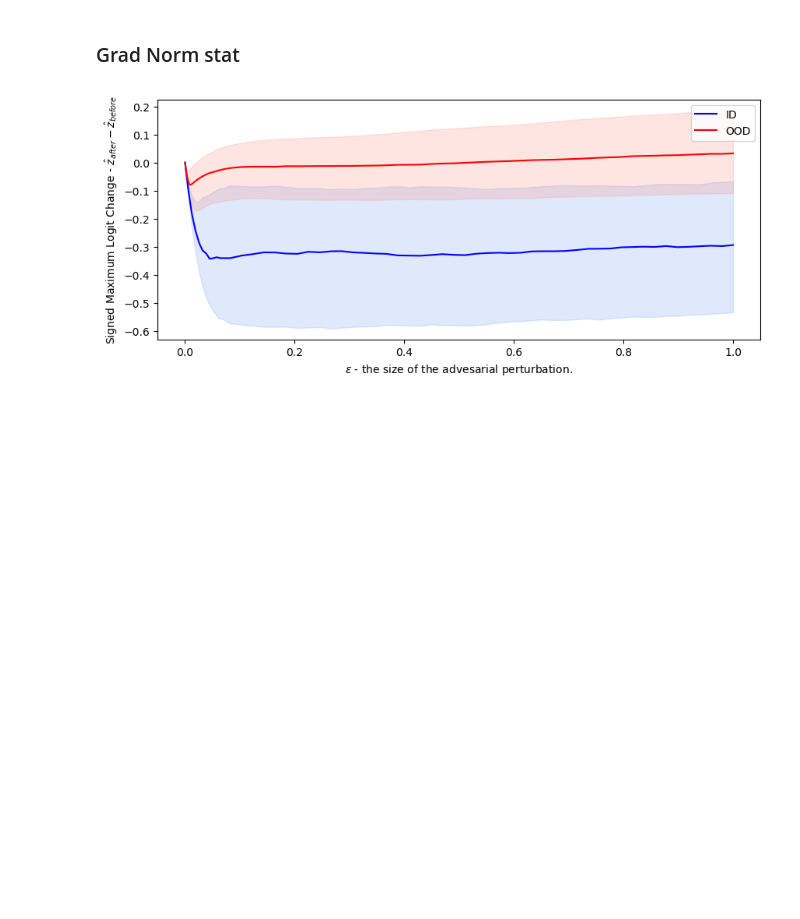
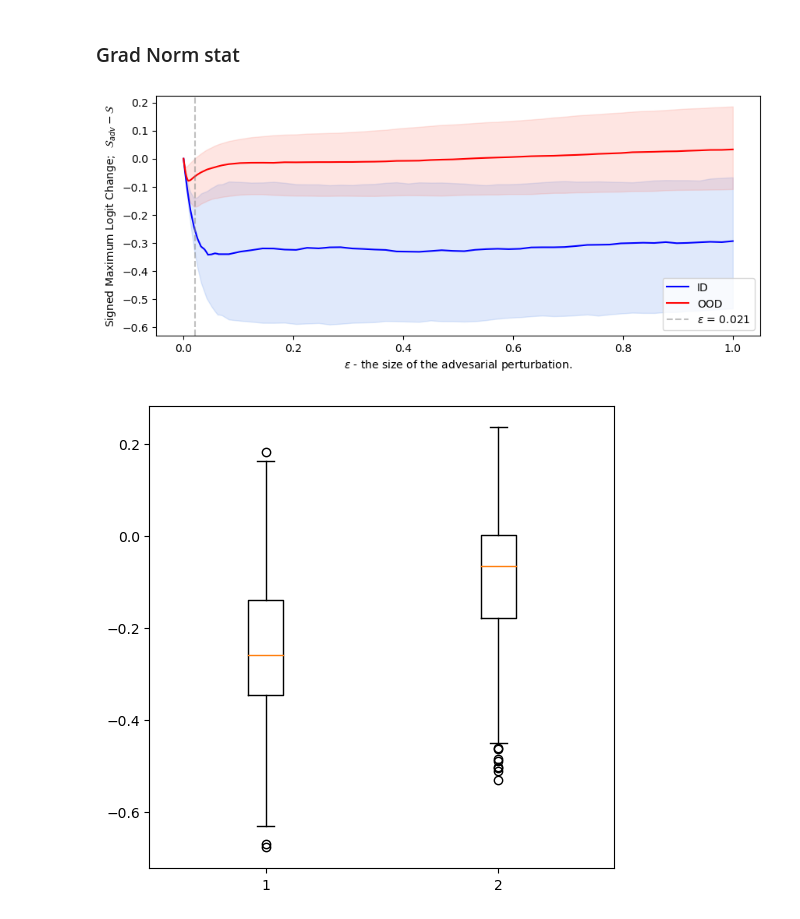
Before and after one commit to krellemand/bachelor_project, a Jupyter notebook: notebooks/visualizing_adv_attacks.ipynb, the cells around one changed output. Drawn from its saved outputs; the diff is of its cells as text; code cells hidden in the pictures; blank space fills up the shorter version.

Commit message:
Informed attack and some plots

```diff
--- a/notebooks/visualizing_adv_attacks.ipynb
+++ b/notebooks/visualizing_adv_attacks.ipynb
@@ -286,9 +290,22 @@ scatter_mls_diffs.show_and_save()
 # %%
 plot_diff_stats_for_eps(root_dir + "logits/tinyimagenet/plain/logits_0.pt",
                        root_dir + "logits/tinyimagenet/fp/fgsm/inf_norm/",
                        root_dir + "logits/tinyimagenet/plain/csr_targets_0.pt",
                        split_num = 0,
                        dataset_name='tinyimagenet',
-                       figsize=(10,4))
+                       figsize=(10,4),
+                       highlight_eps_idx=15)
+
+scatter_mls_diffs = IdOodPlot()
+scatter_mls_diffs.load_mls_diffs_stats(root_dir + "logits/tinyimagenet/plain/logits_0.pt",
+                                                root_dir + "logits/tinyimagenet/fp/fgsm/inf_norm/eps_0.0214/logits_0.pt",
+                                                root_dir + "logits/tinyimagenet/plain/csr_targets_0.pt",
+                                                0, dataset_name='tinyimagenet', balance=True)
+scatter_mls_diffs.make_boxplot()
+scatter_mls_diffs.show_and_save()
+scatter_mls_diffs.make_scatter_plot(window_size=25, ylabel=r'Signed Maximum Logit Change;  $\mathcal{S}_{adv} - \mathcal{S}$')
+scatter_mls_diffs.set_legend()
+scatter_mls_diffs.show_and_save()
 # %% [output]
-[figure, old version]
+[figure, new version]
+[figure, added]
```
Also changed, not shown: parts of 9 cells of this notebook, 5 other files.
